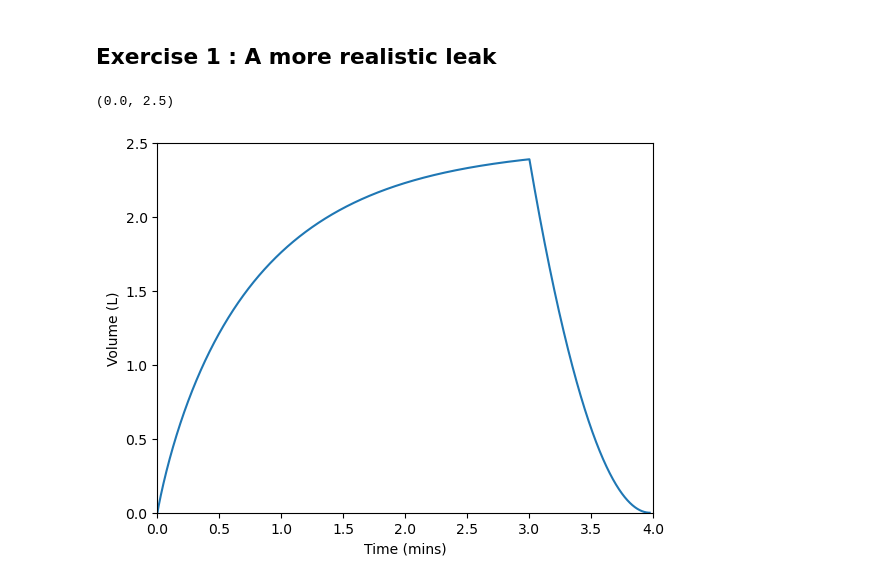
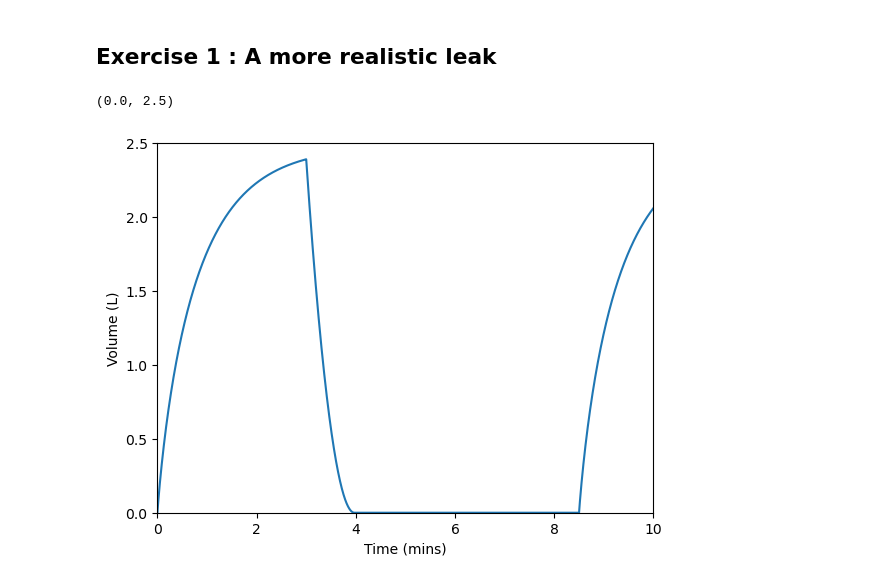
Before and after one commit to SPS-SP2273/learning-portfolio-sean-alnawaz, a Jupyter notebook: numerical solutions/numerical_solutions_(need).ipynb, the cells around one changed output. Cells and saved outputs as stored; diff of their text form; code cells hidden in the pictures.

```diff
--- a/numerical solutions/numerical_solutions_(need).ipynb
+++ b/numerical solutions/numerical_solutions_(need).ipynb
@@ -238,30 +238,33 @@ def leak_rate(volume):
     return leak
 # %%
 tap_off_time = 3
-max_time = 5
+tap_on_time = 8.5                      # Just to see if the code can continue recording data when the tap is turned on again.
+max_time = 10
 dt = .001
 rate = 5
 volume = 0
 
 all_volume = []
 all_time = np.arange(start=0, stop=max_time, step=dt)
 
 for time in all_time:
     all_volume.append(volume)
     dV = rate * dt
 
     leakrate = leak_rate(volume)       # determines leak rate at given volume
     leakvolume = leakrate * dt
     volume -= leakvolume
 
-    if time < tap_off_time:
+    if time < tap_off_time or time > tap_on_time:
         volume += dV
+    if volume < 0:
+        volume = 0                     # extra condition to prevent volume from going below 0.
 
 plt.plot(all_time, all_volume)
 plt.ylabel('Volume (L)')
 plt.xlabel('Time (mins)')
-plt.xlim(0,4)
+plt.xlim(0,10)
 plt.ylim(0,2.5)
 # %% [output]
 (0.0, 2.5)
-[figure, old version]
+[figure, new version]
```
